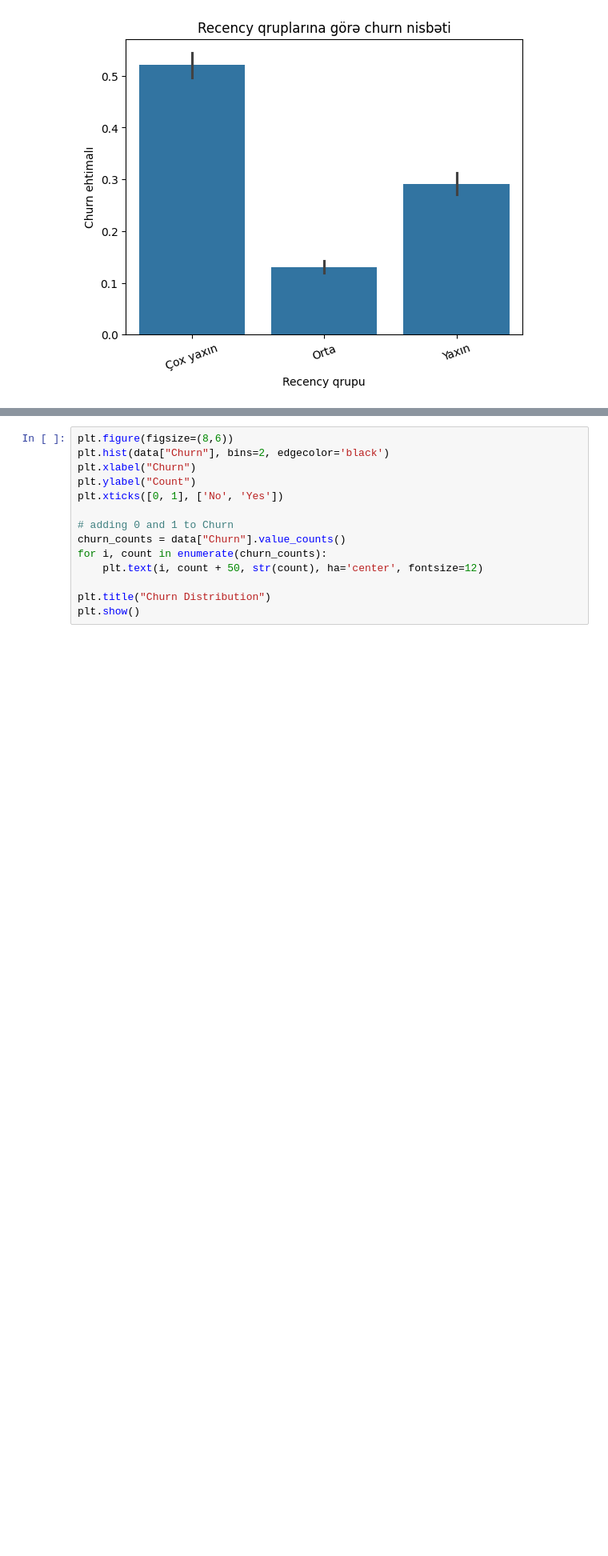
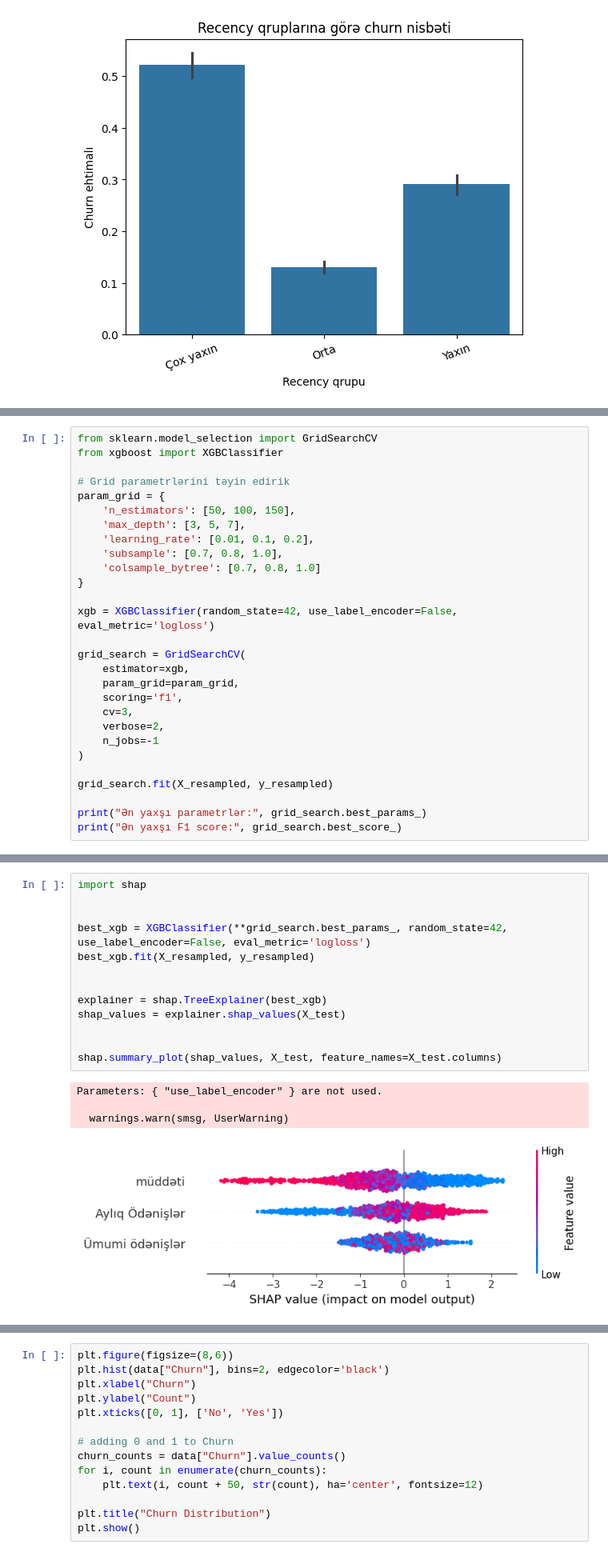
Before and after one commit to Sevinj-joy/Matplotlib_examples, a Jupyter notebook: Churn_analysis/churn_analysis.ipynb, the cells around one changed output, grey strips where cells are left out. Shown at 80% size. Cells and saved outputs as stored; diff of their text form; blank space fills up the shorter version.

```diff
--- a/Churn_analysis/churn_analysis.ipynb
+++ b/Churn_analysis/churn_analysis.ipynb
@@ -264,0 +358,28 @@ data.head()
+# %%
+from sklearn.model_selection import GridSearchCV
+from xgboost import XGBClassifier
+
+# Grid parametrlərini təyin edirik
+param_grid = {
+    'n_estimators': [50, 100, 150],
+    'max_depth': [3, 5, 7],
+    'learning_rate': [0.01, 0.1, 0.2],
+    'subsample': [0.7, 0.8, 1.0],
+    'colsample_bytree': [0.7, 0.8, 1.0]
+}
+
+xgb = XGBClassifier(random_state=42, use_label_encoder=False, eval_metric='logloss')
+
+grid_search = GridSearchCV(
+    estimator=xgb,
+    param_grid=param_grid,
+    scoring='f1',
+    cv=3,
+    verbose=2,
+    n_jobs=-1
+)
+
+grid_search.fit(X_resampled, y_resampled)
+
+print("Ən yaxşı parametrlər:", grid_search.best_params_)
+print("Ən yaxşı F1 score:", grid_search.best_score_)
@@ -264,0 +393,18 @@ data.head()
+# %%
+import shap
+
+
+best_xgb = XGBClassifier(**grid_search.best_params_, random_state=42, use_label_encoder=False, eval_metric='logloss')
+best_xgb.fit(X_resampled, y_resampled)
+
+
+explainer = shap.TreeExplainer(best_xgb)
+shap_values = explainer.shap_values(X_test)
+
+
+shap.summary_plot(shap_values, X_test, feature_names=X_test.columns)
+# %% [output]
+Parameters: { "use_label_encoder" } are not used.
+
+  warnings.warn(smsg, UserWarning)
+[figure, added]
```
Also changed, not shown: parts of 40 cells of this notebook.
